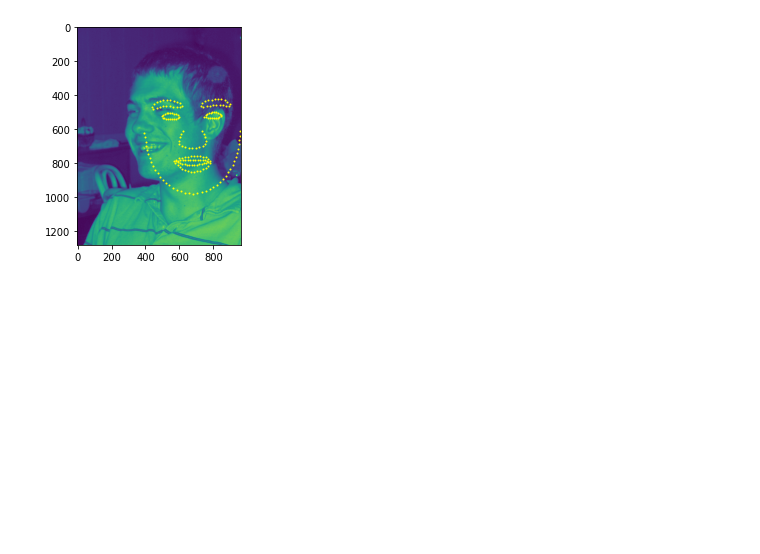
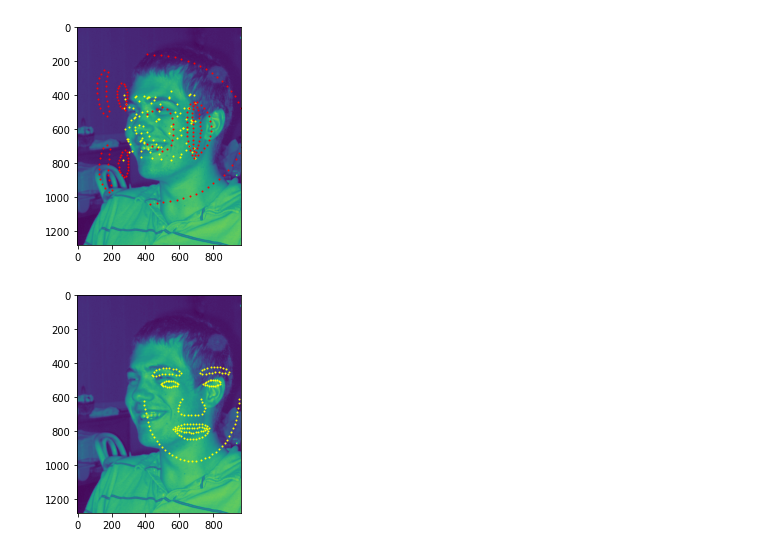
Before and after one commit to HejSumin/face_alignment, a Jupyter notebook: Face_Alignment_Playground_Rasmus.ipynb, the cells around one changed output. Saved outputs shown, nothing was run; the diff lists cells and outputs as text; code cells hidden in the pictures; blank space fills up the shorter version.

```diff
--- a/Face_Alignment_Playground_Rasmus.ipynb
+++ b/Face_Alignment_Playground_Rasmus.ipynb
@@ -33,3 +79,16 @@ plot_image_given_coords("10697993_1.jpg",[coords, mean_shape], colors=["yellow",
+# %%
+R     = rotate_matrix(math.pi/2)
+scale = -0.555555555
+coords_mean     = np.mean(coords, axis=0)
+coords_t1       = coords - coords_mean
+coords_t1       = np.dot(coords_t1*scale, R)
+#aligned_t1       = aligned_t1 * scale
+coords_t1       = coords_t1 + coords_mean
+
+#print(coords_t1)
+plot_image_given_coords("10697993_1.jpg",[coords_t1, aligned_t1], colors=["yellow", "red"])
+# %% [output]
+[figure, added]
 # %%
 plot_image_given_coords("10697993_1.jpg",[mean_shape])
 # %% [output]
```
Also changed, not shown: parts of 9 cells of this notebook.
